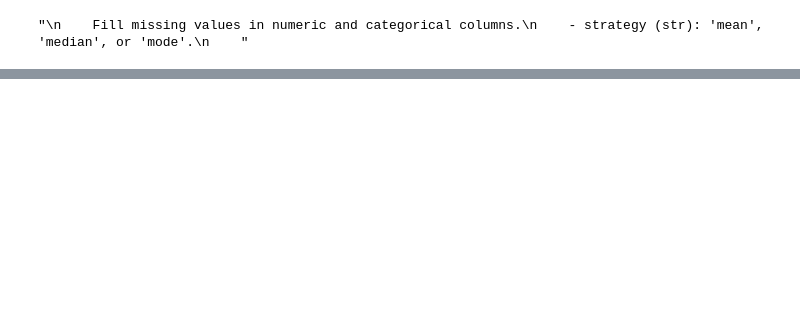
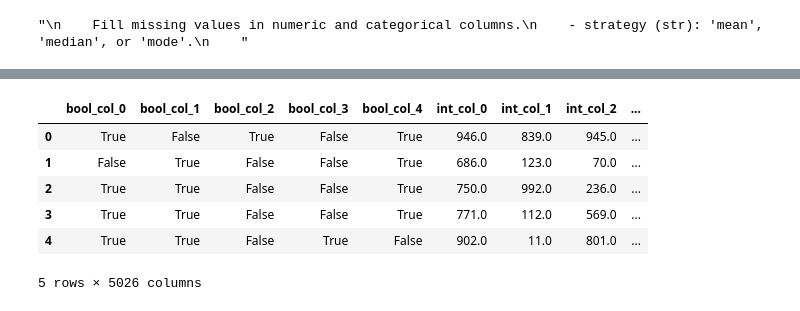
Before and after one commit to varuntotakura/SampleCodes, a Jupyter notebook: Notebooks/Prep.ipynb, the cells around one changed output, grey strips where cells are left out. Cells and saved outputs as stored; diff of their text form; code cells hidden in the pictures; blank space fills up the shorter version.

```diff
--- a/Notebooks/Prep.ipynb
+++ b/Notebooks/Prep.ipynb
@@ -299,8 +441,18 @@ def handle_boolean_columns(df):
             df_bool[col] = df_bool[col].astype(bool)
     return df_bool
 # %%
-df = convert_str_to_numeric(df, errors='coerce')
+# df = convert_str_to_numeric(df, errors='coerce')
 df = convert_str_to_numeric(df, errors='ignore')
-df = convert_str_to_numeric(df, errors='raise')
+# df = convert_str_to_numeric(df, errors='raise')
 df = lowercase_string_columns(df)
 df = handle_boolean_columns(df)
+# %%
+df.head()
+# %% [output]
+|  | bool_col_0 | bool_col_1 | bool_col_2 | bool_col_3 | bool_col_4 | int_col_0 | int_col_1 | int_col_2 | ... |
+| 0 | True | False | True | False | True | 946.0 | 839.0 | 945.0 | ... |
+| 1 | False | True | False | False | True | 686.0 | 123.0 | 70.0 | ... |
+| 2 | True | True | False | False | True | 750.0 | 992.0 | 236.0 | ... |
+| 3 | True | True | False | False | True | 771.0 | 112.0 | 569.0 | ... |
+| 4 | True | True | False | True | False | 902.0 | 11.0 | 801.0 | ... |
+5 rows × 5026 columns
```
Also changed, not shown: parts of 8 cells of this notebook.
